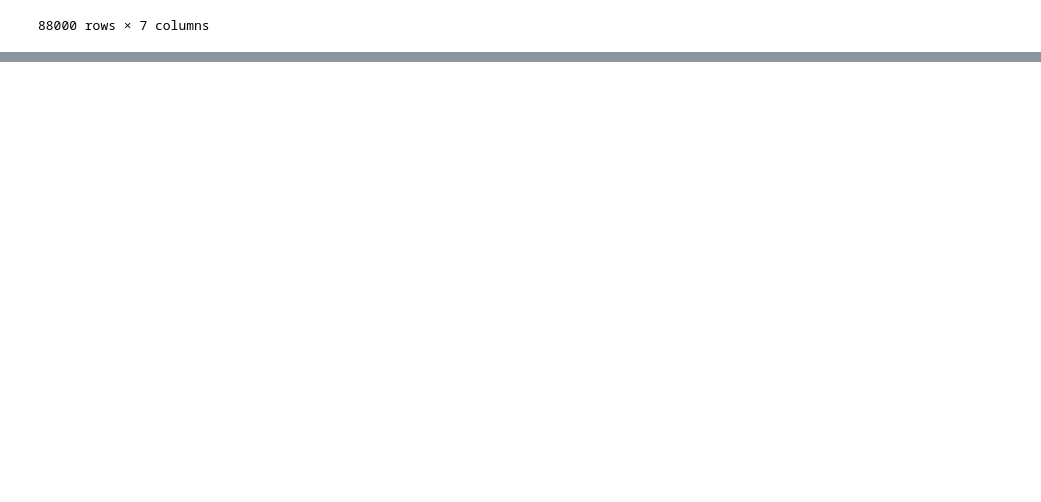
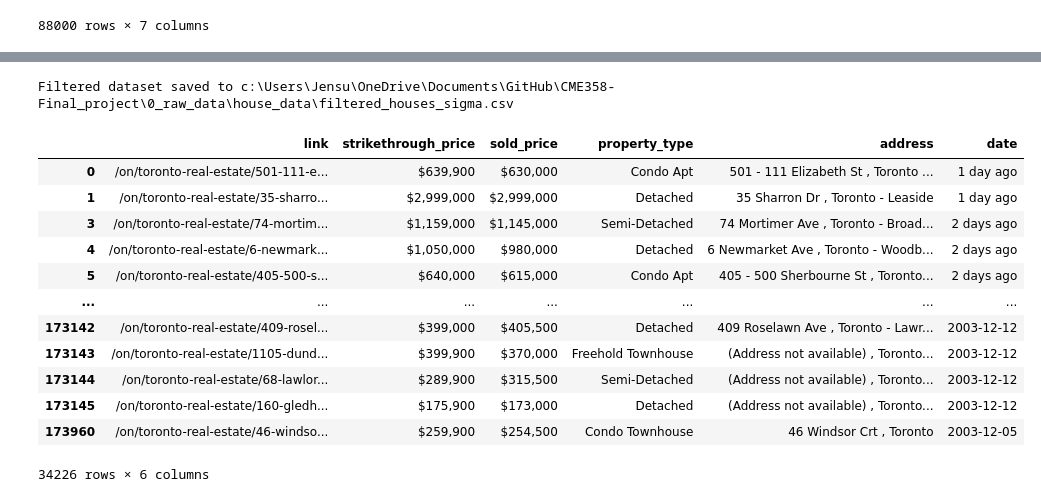
Before and after one commit to sunnyjen/CME358-Final_project, a Jupyter notebook: 1_data_extraction/add_geo_coordinates_for_houses.ipynb, the cells around one changed output, grey strips where cells are left out. Drawn from its saved outputs; the diff is of its cells as text; code cells hidden in the pictures; blank space fills up the shorter version.

```diff
--- a/1_data_extraction/add_geo_coordinates_for_houses.ipynb
+++ b/1_data_extraction/add_geo_coordinates_for_houses.ipynb
@@ -332,2 +332,38 @@ result
 # %%
 result.to_csv(housesigma_with_coords_date)
+# %%
+house_sigma2_csv = parent_dir/'0_raw_data'/'house_data'/'extracted_houses_housesigma_Year 2003.csv'
+house_sigma3_csv = parent_dir/'0_raw_data'/'house_data'/'extracted_houses_housesigma_Year 20031.csv'
+df1 = pd.read_csv(house_sigma2_csv)
+df2 = pd.read_csv(house_sigma3_csv)
+# display(df2)
+# Merge the datasets
+merged_df = pd.concat([df1, df2], ignore_index=True)
+deduplicated_df = merged_df.drop_duplicates()
+# Filter rows where 'link' contains 'toronto' (case-insensitive)
+filtered_df = deduplicated_df[deduplicated_df['link'].str.contains('toronto', case=False, na=False)]
+
+# Save the filtered DataFrame
+output_csv_filtered = parent_dir / '0_raw_data' / 'house_data' / 'filtered_houses_sigma.csv'
+filtered_df.to_csv(output_csv_filtered, index=False)
+
+print(f"Filtered dataset saved to {output_csv_filtered}")
+# %% [output]
+Filtered dataset saved to c:\Users\Jensu\OneDrive\Documents\GitHub\CME358-Final_project\0_raw_data\house_data\filtered_houses_sigma.csv
+# %%
+house_sigma = filtered_df
+house_sigma
+# %% [output]
+|  | link | strikethrough_price | sold_price | property_type | address | date |
+| 0 | /on/toronto-real-estate/501-111-e... | $639,900 | $630,000 | Condo Apt | 501 - 111 Elizabeth St , Toronto ... | 1 day ago |
+| 1 | /on/toronto-real-estate/35-sharro... | $2,999,000 | $2,999,000 | Detached | 35 Sharron Dr , Toronto - Leaside | 1 day ago |
+| 3 | /on/toronto-real-estate/74-mortim... | $1,159,000 | $1,145,000 | Semi-Detached | 74 Mortimer Ave , Toronto - Broad... | 2 days ago |
+| 4 | /on/toronto-real-estate/6-newmark... | $1,050,000 | $980,000 | Detached | 6 Newmarket Ave , Toronto - Woodb... | 2 days ago |
+| 5 | /on/toronto-real-estate/405-500-s... | $640,000 | $615,000 | Condo Apt | 405 - 500 Sherbourne St , Toronto... | 2 days ago |
+| ... | ... | ... | ... | ... | ... | ... |
+| 173142 | /on/toronto-real-estate/409-rosel... | $399,000 | $405,500 | Detached | 409 Roselawn Ave , Toronto - Lawr... | 2003-12-12 |
+| 173143 | /on/toronto-real-estate/1105-dund... | $399,900 | $370,000 | Freehold Townhouse | (Address not available) , Toronto... | 2003-12-12 |
+| 173144 | /on/toronto-real-estate/68-lawlor... | $289,900 | $315,500 | Semi-Detached | (Address not available) , Toronto... | 2003-12-12 |
+| 173145 | /on/toronto-real-estate/160-gledh... | $175,900 | $173,000 | Detached | (Address not available) , Toronto... | 2003-12-12 |
+| 173960 | /on/toronto-real-estate/46-windso... | $259,900 | $254,500 | Condo Townhouse | 46 Windsor Crt , Toronto | 2003-12-05 |
+34226 rows × 6 columns
```
Also changed, not shown: parts of 7 cells of this notebook, 17 other files.
